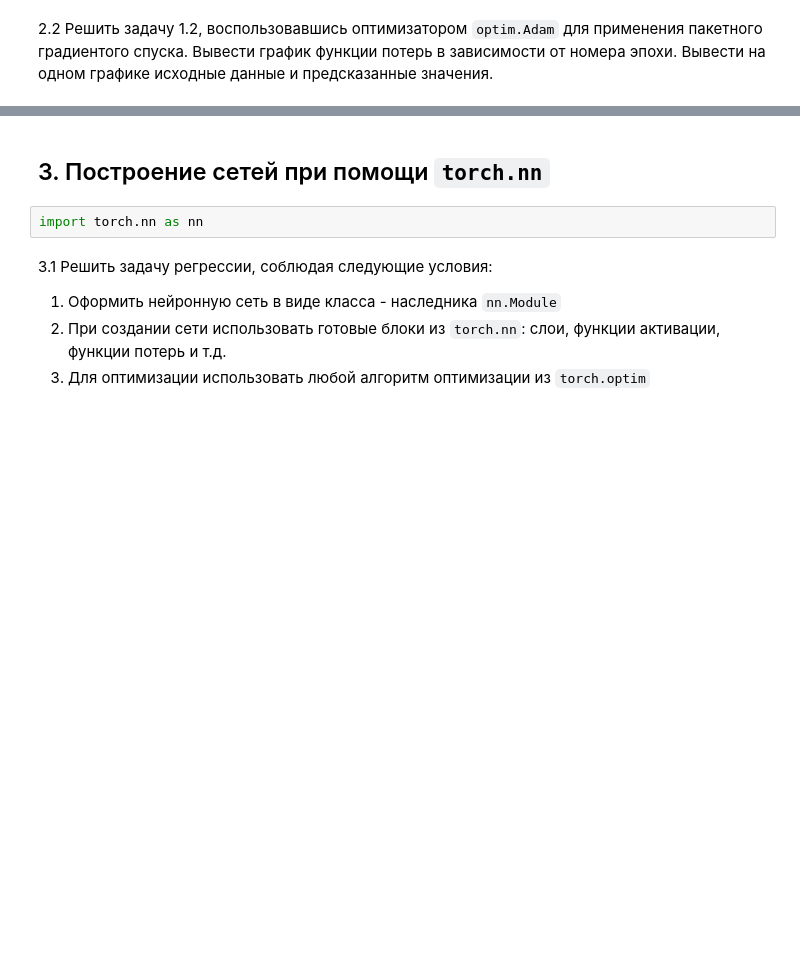
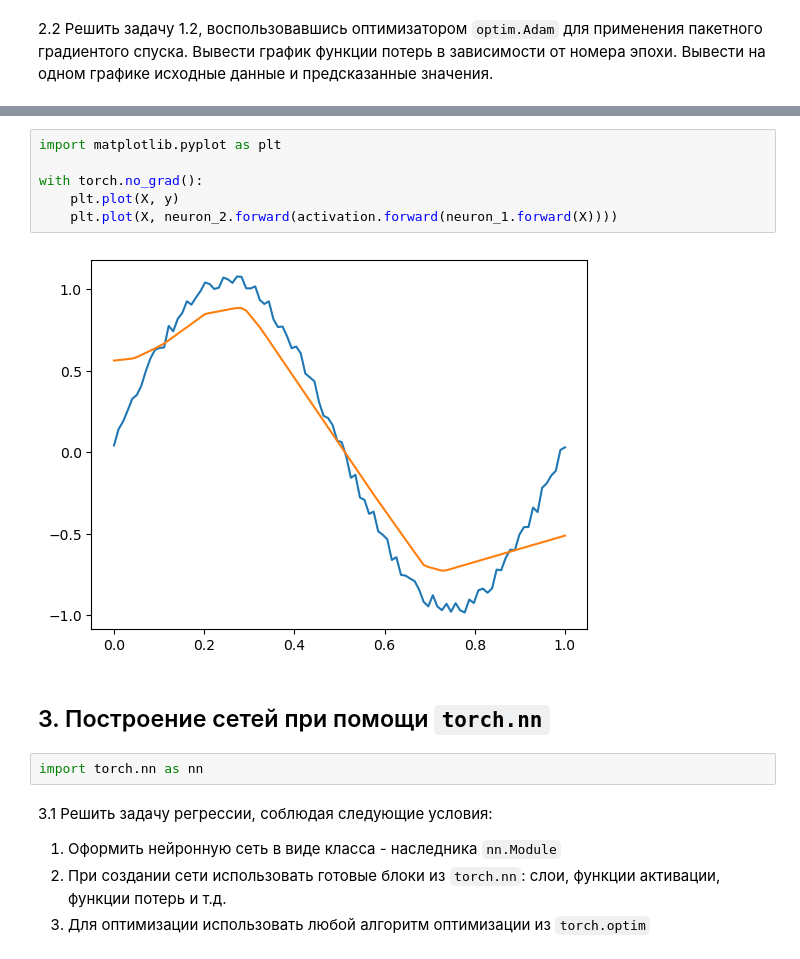
Before and after one commit to GeorgiyDemo/FA, a Jupyter notebook: Course_IV/ML/pract3/ПИ19_3_Деменчук_03_autograd_optim_nn_datasets.ipynb, the cells around one changed output, grey strips where cells are left out. Saved outputs shown, nothing was run; the diff lists cells and outputs as text; blank space fills up the shorter version.

```diff
--- a/Course_IV/ML/pract3/ПИ19_3_Деменчук_03_autograd_optim_nn_datasets.ipynb
+++ b/Course_IV/ML/pract3/ПИ19_3_Деменчук_03_autograd_optim_nn_datasets.ipynb
@@ -33,3 +377,11 @@ import torch.optim as optim
+# %%
+import matplotlib.pyplot as plt
+
+with torch.no_grad():
+    plt.plot(X, y)
+    plt.plot(X, neuron_2.forward(activation.forward(neuron_1.forward(X))))
+# %% [output]
+[figure, added]
 # %% [markdown]
 ## 3. Построение сетей при помощи `torch.nn`
 # %%
```
Also changed, not shown: parts of 38 cells of this notebook.
